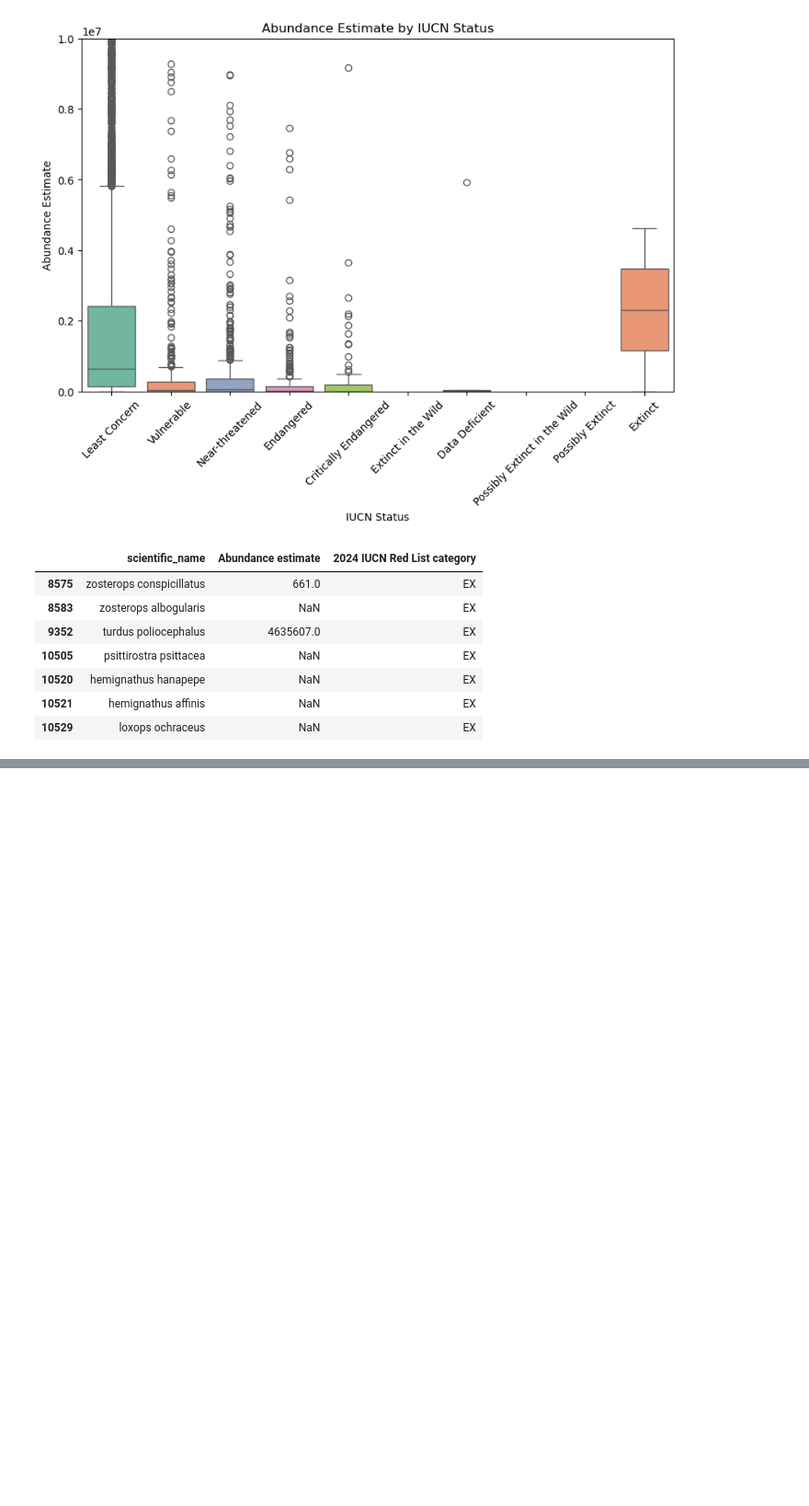
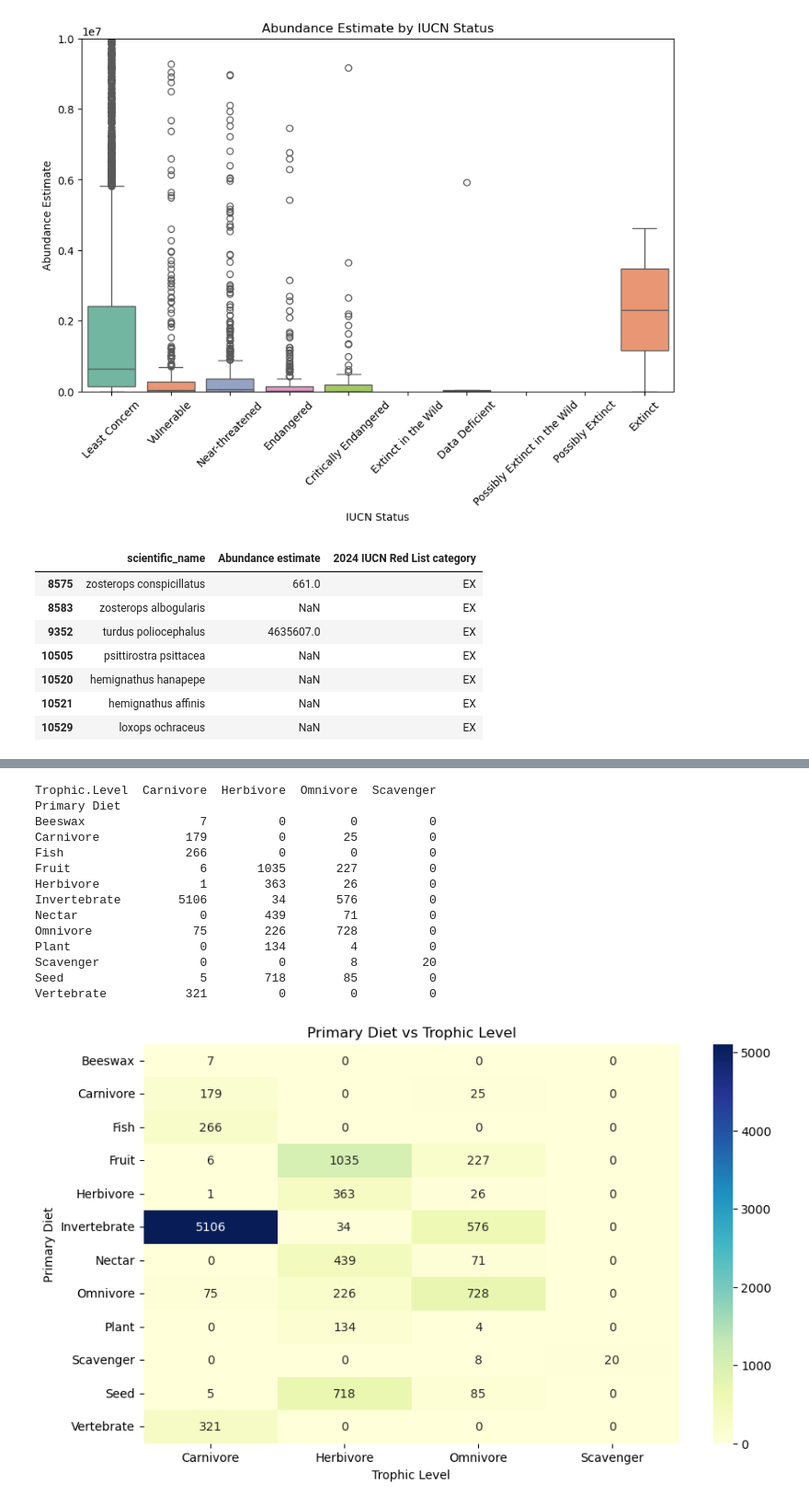
Before and after one commit to anagha2104/DSP_group_project_avian_datasets, a Jupyter notebook: notebooks/analysis.ipynb, the cells around one changed output, grey strips where cells are left out. Shown at 92% size. Cells and saved outputs as stored; diff of their text form; code cells hidden in the pictures; blank space fills up the shorter version.

```diff
--- a/notebooks/analysis.ipynb
+++ b/notebooks/analysis.ipynb
@@ -274,0 +335,40 @@ Beak.Depth         0.589581 -0.436432
+# %%
+# What is the macth for the trophic level and diet between teh 2 datasets
+# Crosstab of Trophic.Level vs Primary Diet
+ct = pd.crosstab(merged['Primary Diet'], merged['Trophic.Level'])
+print(ct)
+
+# Crosstab of Trophic.Niche vs Primary Diet
+ct_niche = pd.crosstab(merged['Primary Diet'], merged['Trophic.Niche'])
+#print(ct_niche)
+
+
+plt.figure(figsize=(10,6))
+sns.heatmap(ct, annot=True, fmt='d', cmap='YlGnBu')
+plt.title('Primary Diet vs Trophic Level')
+plt.xlabel('Trophic Level')
+plt.ylabel('Primary Diet')
+plt.show()
+
+plt.figure(figsize=(10,6))
+sns.heatmap(ct_niche, annot=True, fmt='d', cmap='YlGnBu')
+plt.title('Primary Diet vs Trophic Niche')
+plt.xlabel('Trophic Level')
+plt.ylabel('Primary Diet')
+plt.show()
+# %% [output]
+Trophic.Level  Carnivore  Herbivore  Omnivore  Scavenger
+Primary Diet
+Beeswax                7          0         0          0
+Carnivore            179          0        25          0
+Fish                 266          0         0          0
+Fruit                  6       1035       227          0
+Herbivore              1        363        26          0
+Invertebrate        5106         34       576          0
+Nectar                 0        439        71          0
+Omnivore              75        226       728          0
+Plant                  0        134         4          0
+Scavenger              0          0         8         20
+Seed                   5        718        85          0
+Vertebrate           321          0         0          0
+[figure, added]
```
Also changed, not shown: parts of 13 cells of this notebook, 11 other files.
